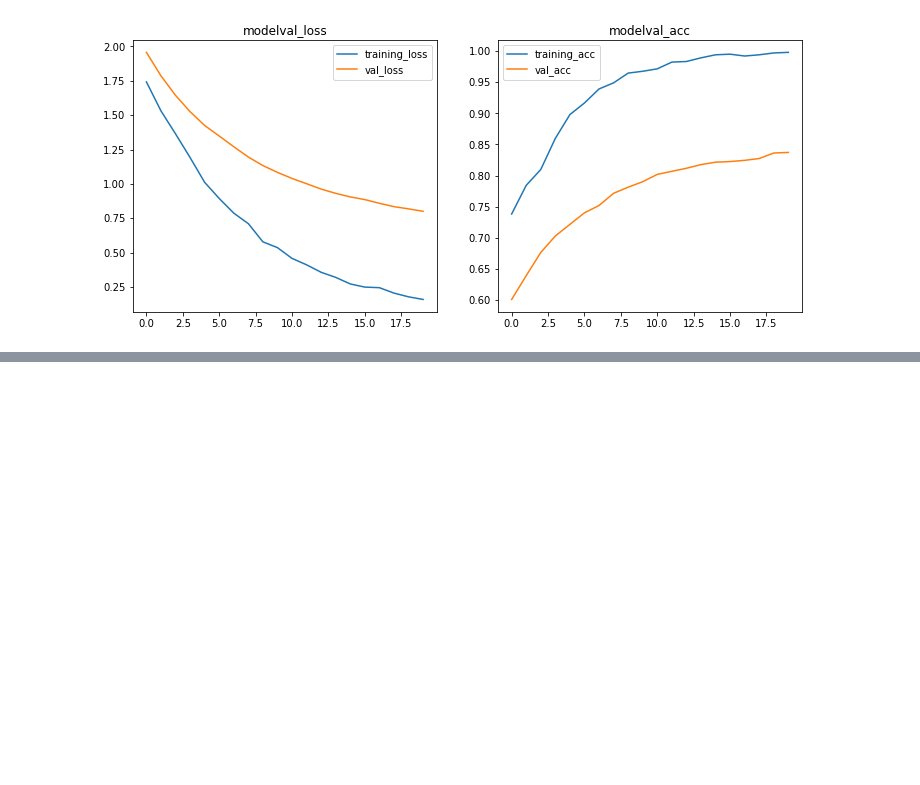
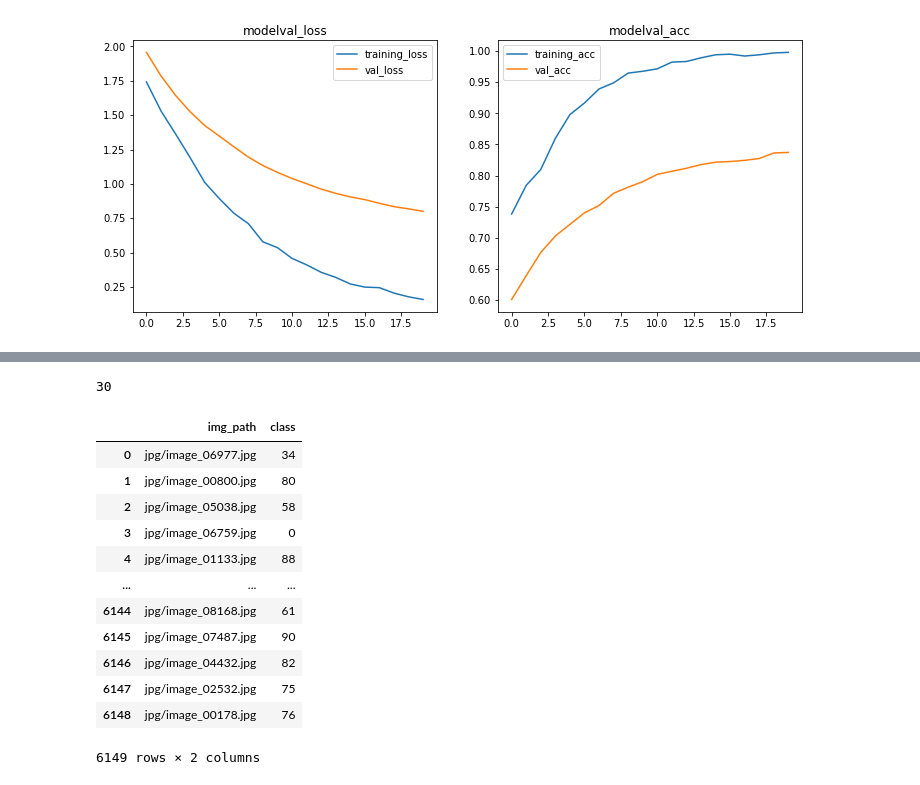
Before and after one commit to Tsai-YU-QUAN/aia-cnn, a Jupyter notebook: resnet50.ipynb, the cells around one changed output, grey strips where cells are left out. Saved outputs shown, nothing was run; the diff lists cells and outputs as text; code cells hidden in the pictures; blank space fills up the shorter version.

Commit message:
mapping answer

```diff
--- a/resnet50.ipynb
+++ b/resnet50.ipynb
@@ -255,0 +293,4 @@ plt.show()
+# %%
+y_pred_exam = model.predict_generator(exam_generator)
+y_pred_exam = y_pred_exam.argmax(-1)
+y_pred_exam
@@ -255,0 +299,2 @@ plt.show()
+# %%
+df_exam['class'] = y_pred_exam
@@ -255,0 +320,5 @@ plt.show()
+# %%
+# 測試預測一張圖片
+ans_pred('dataset/jpg/image_06977.jpg')
+# %% [output]
+30
@@ -255,0 +327,20 @@ plt.show()
+# %%
+ans_map = inv_map = {v: k for k, v in class_name.items()}
+# %%
+df_exam['class'] = df_exam['class'].apply(lambda x: ans_map[x])
+# %%
+df_exam.rename(columns={'img_path': 'id'}).to_csv('answer.csv', index=False)
+# %% [output]
+|  | img_path | class |
+| 0 | jpg/image_06977.jpg | 34 |
+| 1 | jpg/image_00800.jpg | 80 |
+| 2 | jpg/image_05038.jpg | 58 |
+| 3 | jpg/image_06759.jpg | 0 |
+| 4 | jpg/image_01133.jpg | 88 |
+| ... | ... | ... |
+| 6144 | jpg/image_08168.jpg | 61 |
+| 6145 | jpg/image_07487.jpg | 90 |
+| 6146 | jpg/image_04432.jpg | 82 |
+| 6147 | jpg/image_02532.jpg | 75 |
+| 6148 | jpg/image_00178.jpg | 76 |
+6149 rows × 2 columns
```
Also changed, not shown: parts of 15 cells of this notebook.
